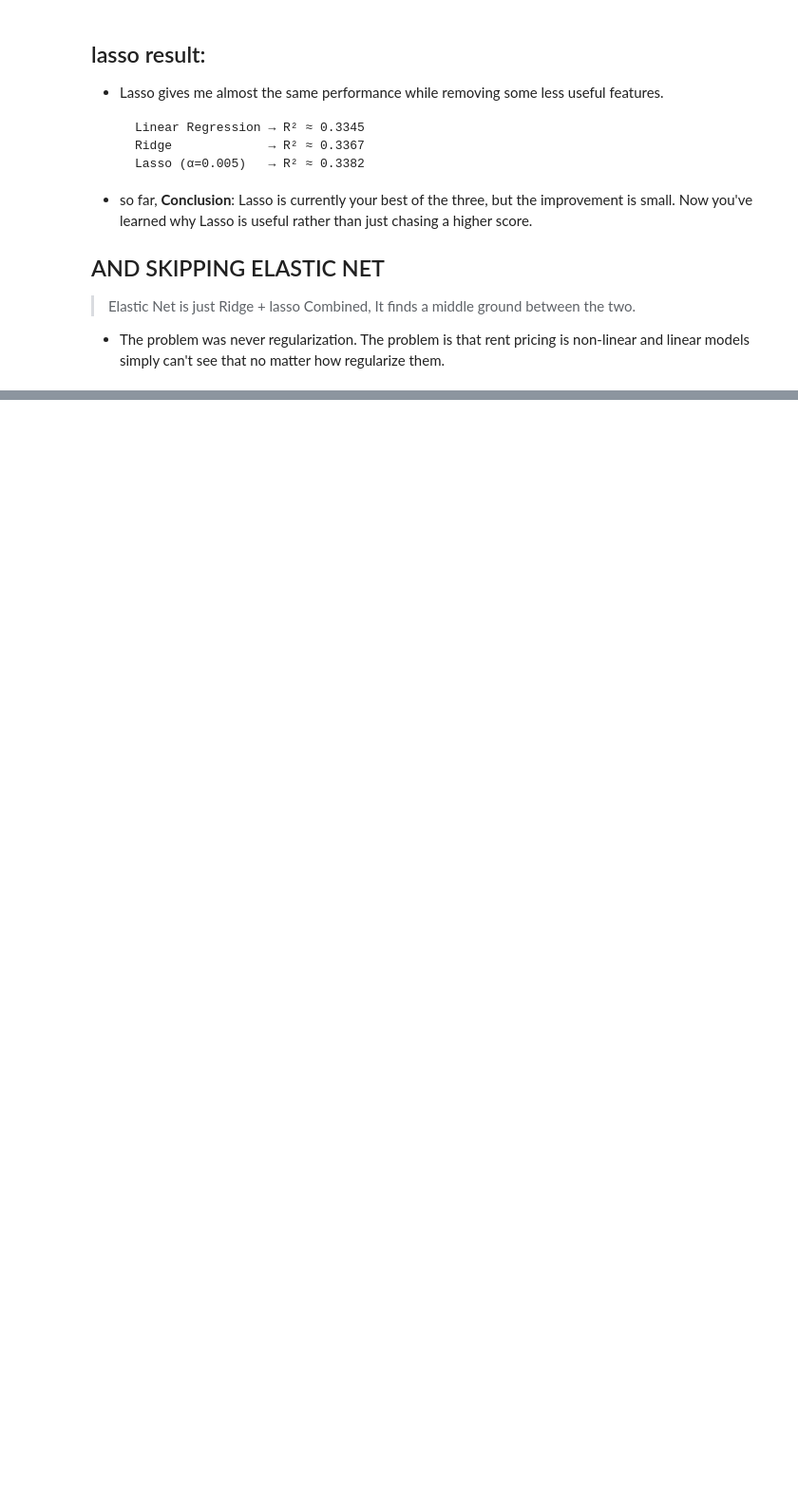
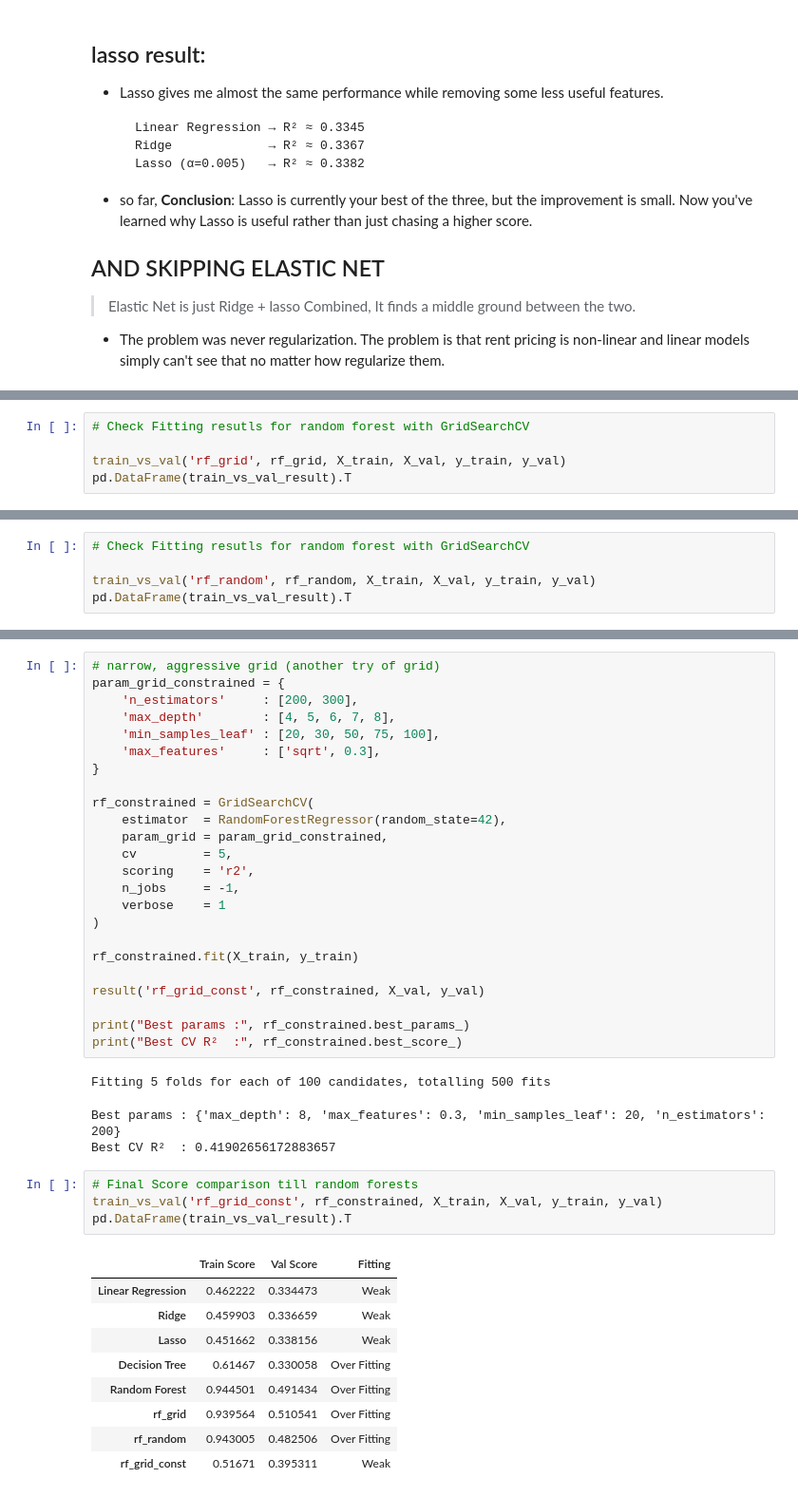
Before and after one commit to DineshMSDian/chennai-pg-price-predictor, a Jupyter notebook: Notebooks/07_Baseline_Modeling.ipynb, the cells around one changed output, grey strips where cells are left out. Shown at 95% size. Drawn from its saved outputs; the diff is of its cells as text; blank space fills up the shorter version.

```diff
--- a/Notebooks/07_Baseline_Modeling.ipynb
+++ b/Notebooks/07_Baseline_Modeling.ipynb
@@ -364,0 +466,5 @@ pd.DataFrame(all_results).T
+# %%
+# Check Fitting resutls for random forest with GridSearchCV
+
+train_vs_val('rf_grid', rf_grid, X_train, X_val, y_train, y_val)
+pd.DataFrame(train_vs_val_result).T
@@ -364,0 +512,5 @@ pd.DataFrame(all_results).T
+# %%
+# Check Fitting resutls for random forest with GridSearchCV
+
+train_vs_val('rf_random', rf_random, X_train, X_val, y_train, y_val)
+pd.DataFrame(train_vs_val_result).T
@@ -364,0 +526,42 @@ pd.DataFrame(all_results).T
+# %%
+# narrow, aggressive grid (another try of grid)
+param_grid_constrained = {
+    'n_estimators'     : [200, 300],
+    'max_depth'        : [4, 5, 6, 7, 8],
+    'min_samples_leaf' : [20, 30, 50, 75, 100],
+    'max_features'     : ['sqrt', 0.3],
+}
+
+rf_constrained = GridSearchCV(
+    estimator  = RandomForestRegressor(random_state=42),
+    param_grid = param_grid_constrained,
+    cv         = 5,
+    scoring    = 'r2',
+    n_jobs     = -1,
+    verbose    = 1
+)
+
+rf_constrained.fit(X_train, y_train)
+
+result('rf_grid_const', rf_constrained, X_val, y_val)
+
+print("Best params :", rf_constrained.best_params_)
+print("Best CV R²  :", rf_constrained.best_score_)
+# %% [output]
+Fitting 5 folds for each of 100 candidates, totalling 500 fits
+Best params : {'max_depth': 8, 'max_features': 0.3, 'min_samples_leaf': 20, 'n_estimators': 200}
+Best CV R²  : 0.41902656172883657
+# %%
+# Final Score comparison till random forests
+train_vs_val('rf_grid_const', rf_constrained, X_train, X_val, y_train, y_val)
+pd.DataFrame(train_vs_val_result).T
+# %% [output]
+|  | Train Score | Val Score | Fitting |
+| Linear Regression | 0.462222 | 0.334473 | Weak |
+| Ridge | 0.459903 | 0.336659 | Weak |
+| Lasso | 0.451662 | 0.338156 | Weak |
+| Decision Tree | 0.61467 | 0.330058 | Over Fitting |
+| Random Forest | 0.944501 | 0.491434 | Over Fitting |
+| rf_grid | 0.939564 | 0.510541 | Over Fitting |
+| rf_random | 0.943005 | 0.482506 | Over Fitting |
+| rf_grid_const | 0.51671 | 0.395311 | Weak |
```
Also changed, not shown: parts of 22 cells of this notebook.
